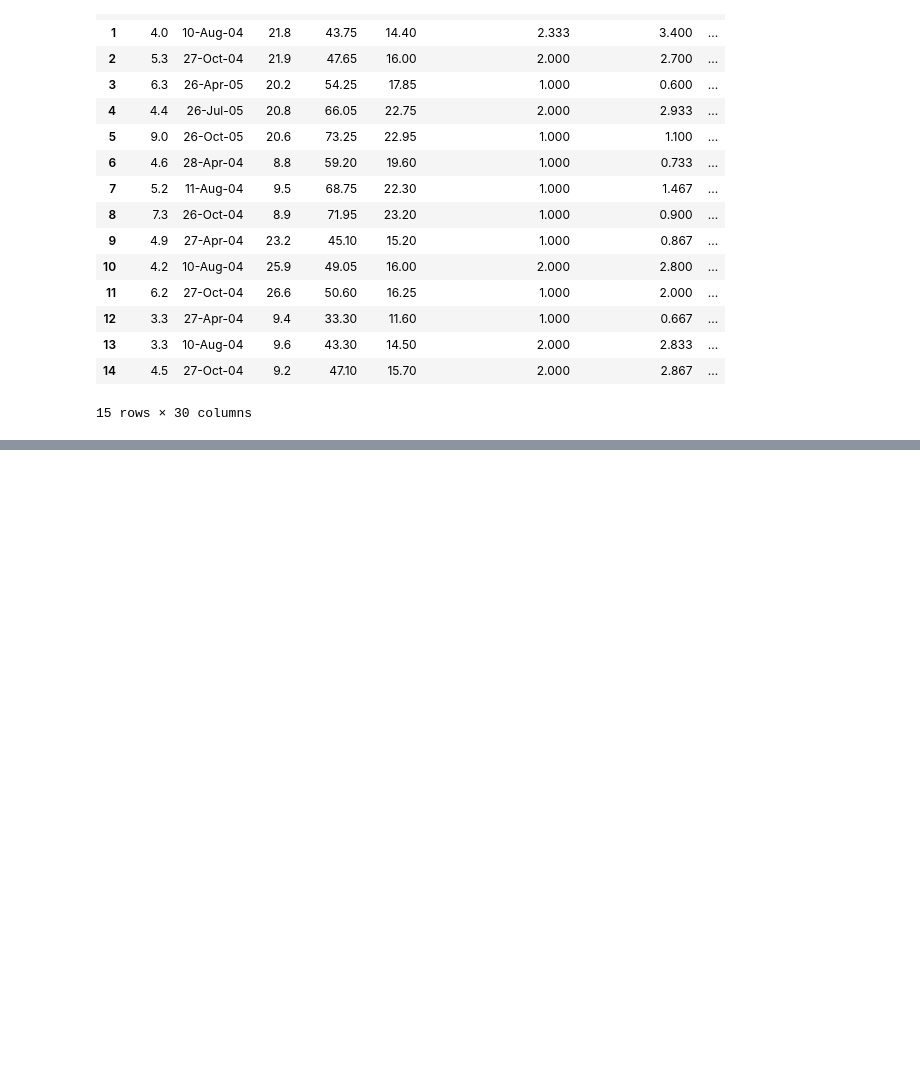
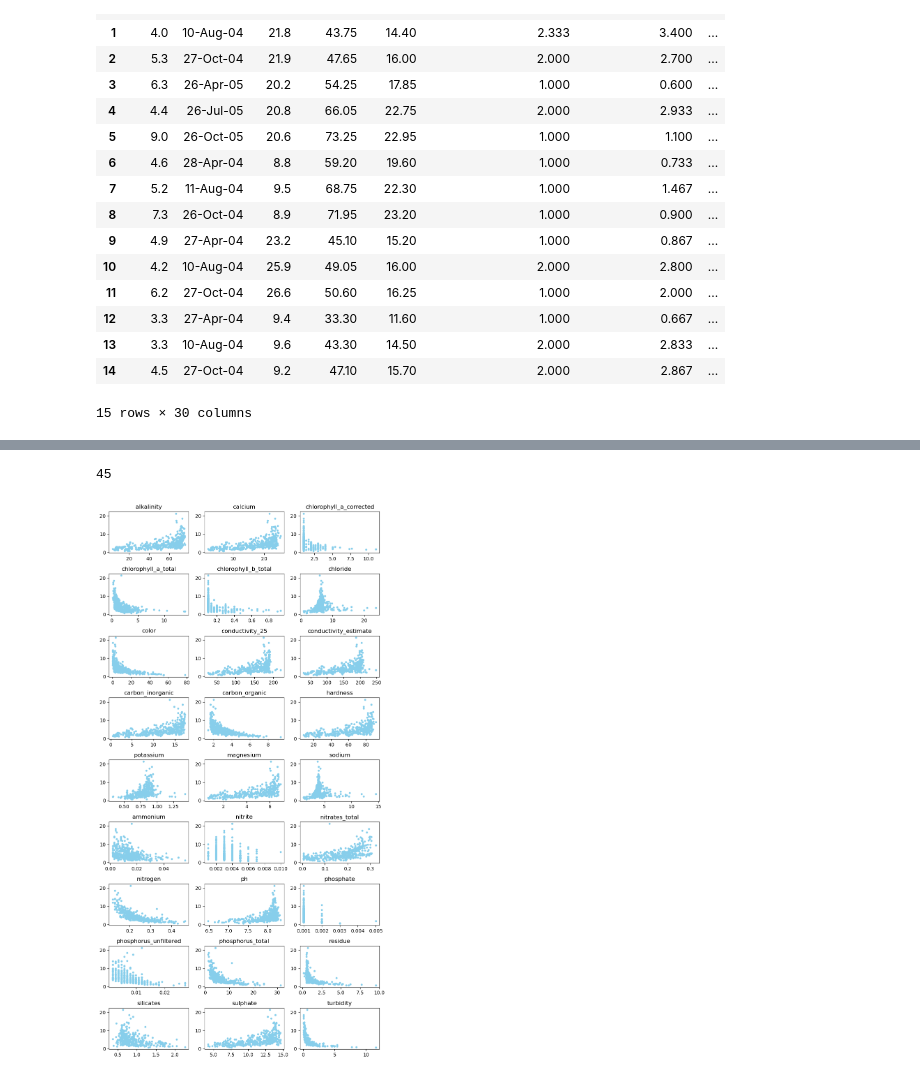
Before and after one commit to siddhi-lipare/Econometrics-II-Project, a Jupyter notebook: tobit_reg.ipynb, the cells around one changed output, grey strips where cells are left out. Cells and saved outputs as stored; diff of their text form; code cells hidden in the pictures; blank space fills up the shorter version.

```diff
--- a/tobit_reg.ipynb
+++ b/tobit_reg.ipynb
@@ -48,0 +48,19 @@ dtype: int64
+# %%
+len(df[df['secchi'].astype('str').str.contains(">")]) # number of censored observations
+# %% [output]
+45
+# %%
+df['censored'] = np.where(df['secchi'].astype('str').str.contains(">"), 1, 0)
+df['secchi_depth'] = df['secchi'].astype(str).str.replace(r"\>", "", regex=True).astype("float")
+df['intercept'] = 1
+# %%
+features = list(df.drop(columns=['secchi', 'date', 'depth', 'censored', 'secchi_depth', 'intercept']).columns)
+# %%
+fig = plt.figure(figsize=(10, 20))
+plt.subplots_adjust(hspace=0.5)
+for i, col in enumerate(features):
+    ax = fig.add_subplot(9,3, i+1)
+    ax.scatter(df[col], df['secchi_depth'], color='skyblue', s=10)
+    ax.set_title(col)
+# %% [output]
+[figure, added]
```
Also changed, not shown: parts of 2 cells of this notebook.
